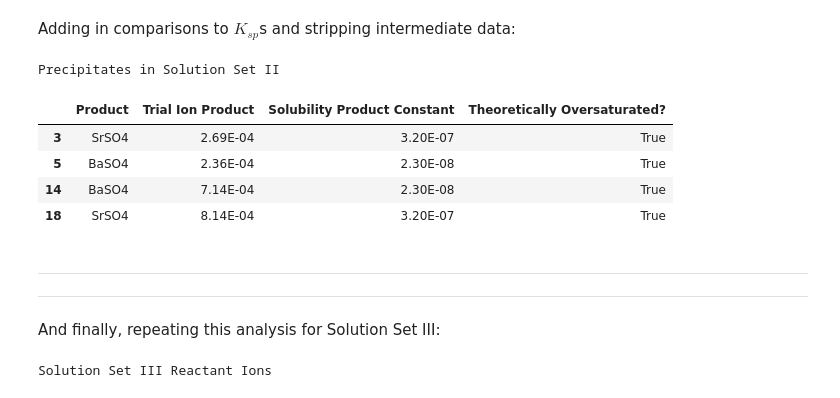
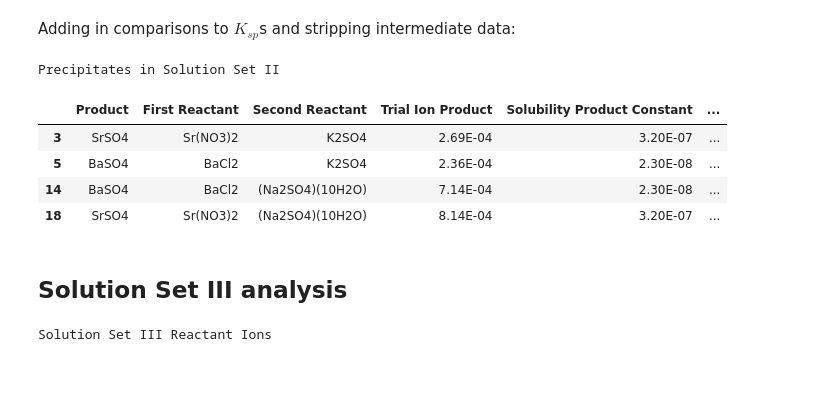
Before and after one commit to ThatNerdSquared/datasci-studio, a Jupyter notebook: lab-10d/lab-10d.ipynb, the cells around one changed output. Drawn from its saved outputs; the diff is of its cells as text; code cells hidden in the pictures.

```diff
--- a/lab-10d/lab-10d.ipynb
+++ b/lab-10d/lab-10d.ipynb
@@ -435,19 +433,17 @@ ss2_reactant_ions
 Adding in comparisons to $K_{sp}$s and stripping intermediate data:
 # %%
 ss2_reactant_ions = add_ksp_comparison_to_df(ss2_reactant_ions)
-ss2_reactant_ions.drop(columns=['First Reactant Ion', 'Second Reactant Ion', 'First Reactant', 'Second Reactant', 'Amount of First Ion', 'Amount of Second Ion'], inplace=True)
+ss2_reactant_ions.drop(columns=['First Reactant Ion', 'Second Reactant Ion', 'Amount of First Ion', 'Amount of Second Ion'], inplace=True)
 print_styled_df(ss2_reactant_ions, 'Precipitates in Solution Set II')
 # %% [output]
 Precipitates in Solution Set II
-|  | Product | Trial Ion Product | Solubility Product Constant | Theoretically Oversaturated? |
-| 3 | SrSO4 | 2.69E-04 | 3.20E-07 | True |
-| 5 | BaSO4 | 2.36E-04 | 2.30E-08 | True |
-| 14 | BaSO4 | 7.14E-04 | 2.30E-08 | True |
-| 18 | SrSO4 | 8.14E-04 | 3.20E-07 | True |
+|  | Product | First Reactant | Second Reactant | Trial Ion Product | Solubility Product Constant | ... |
+| 3 | SrSO4 | Sr(NO3)2 | K2SO4 | 2.69E-04 | 3.20E-07 | ... |
+| 5 | BaSO4 | BaCl2 | K2SO4 | 2.36E-04 | 2.30E-08 | ... |
+| 14 | BaSO4 | BaCl2 | (Na2SO4)(10H2O) | 7.14E-04 | 2.30E-08 | ... |
+| 18 | SrSO4 | Sr(NO3)2 | (Na2SO4)(10H2O) | 8.14E-04 | 3.20E-07 | ... |
-# %% [markdown]
----
----
-And finally, repeating this analysis for Solution Set III:
+# %% [markdown]
+## Solution Set III analysis
 # %%
 ss3_reactant_ions = pd.read_csv("ss3-reactant-ions.csv")
 print_styled_df(ss3_reactant_ions, "Solution Set III Reactant Ions")
```
Also changed, not shown: parts of 13 cells of this notebook, 1 other file.
